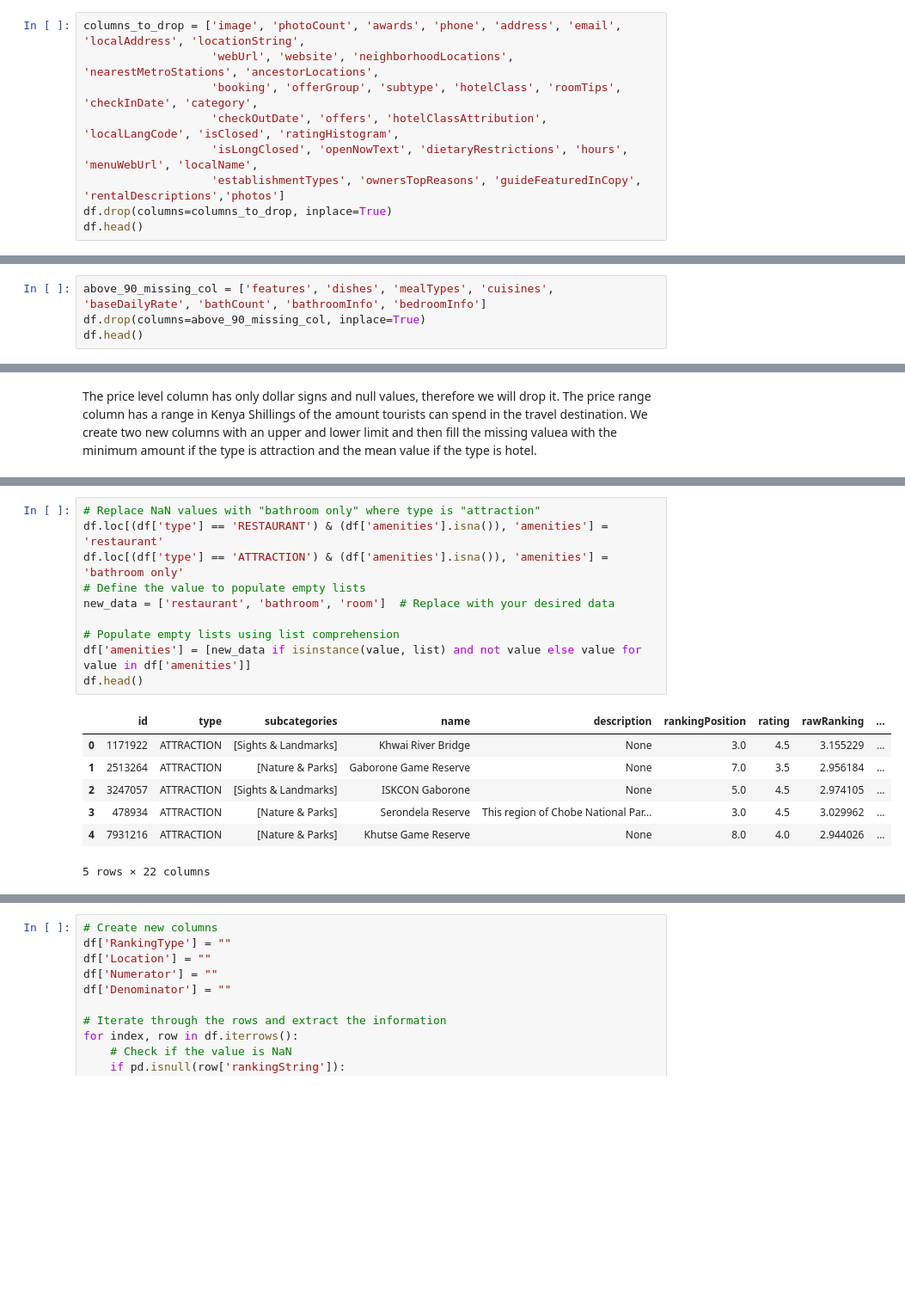
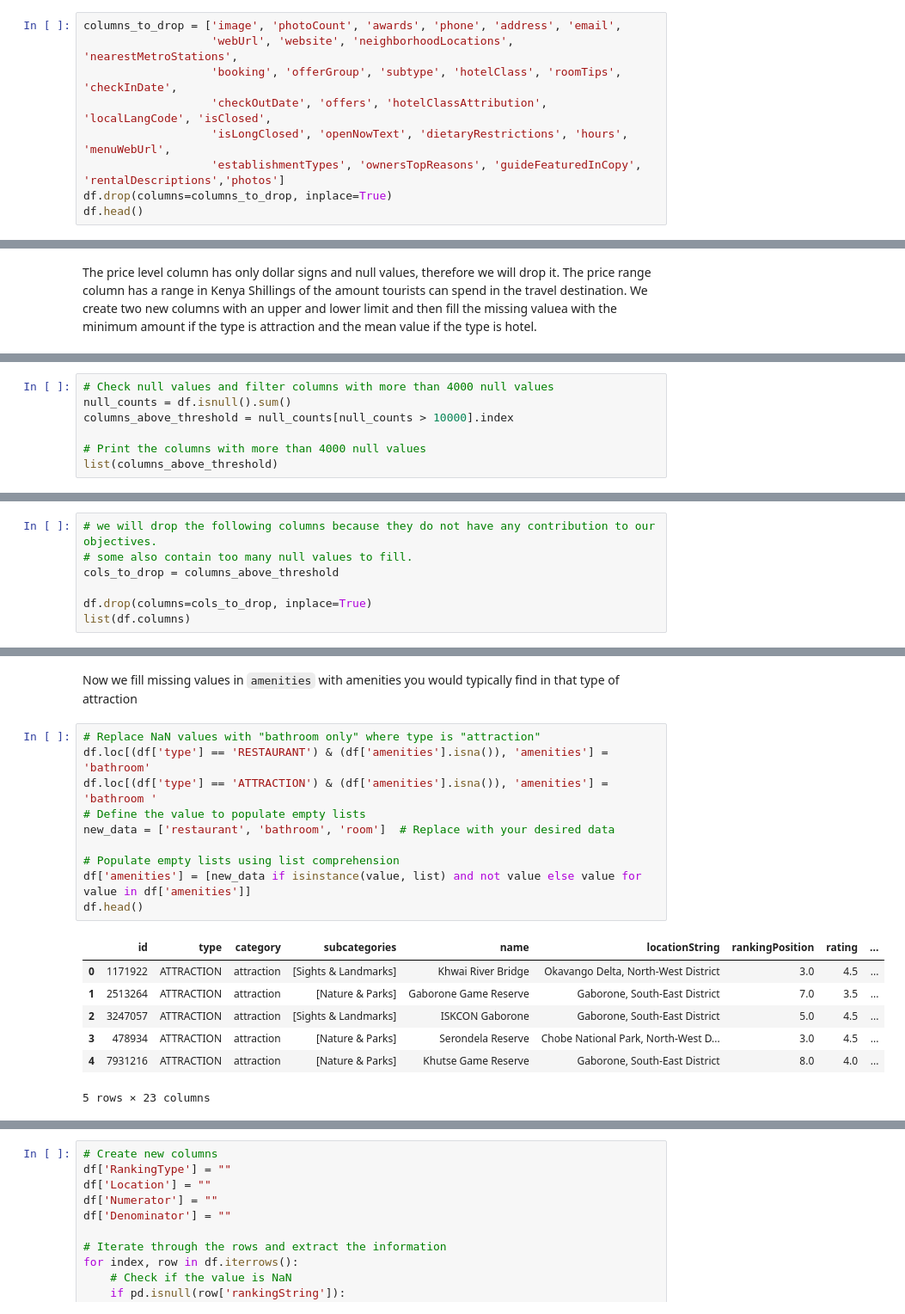
Before and after one commit to R3TR0Quan/travel-destination-recommendation-sys, a Jupyter notebook: misc_notebooks/kane.ipynb, the cells around one changed output, grey strips where cells are left out. Shown at 86% size. Cells and saved outputs as stored; diff of their text form; blank space fills up the shorter version.

```diff
--- a/misc_notebooks/kane.ipynb
+++ b/misc_notebooks/kane.ipynb
@@ -111,9 +123,9 @@ Some columns have the similar attributes and therefore we drop them to be be lef
 # %%
-columns_to_drop = ['image', 'photoCount', 'awards', 'phone', 'address', 'email', 'localAddress', 'locationString',
-                   'webUrl', 'website', 'neighborhoodLocations', 'nearestMetroStations', 'ancestorLocations',
-                   'booking', 'offerGroup', 'subtype', 'hotelClass', 'roomTips', 'checkInDate', 'category',
-                   'checkOutDate', 'offers', 'hotelClassAttribution', 'localLangCode', 'isClosed', 'ratingHistogram',
-                   'isLongClosed', 'openNowText', 'dietaryRestrictions', 'hours', 'menuWebUrl', 'localName',
+columns_to_drop = ['image', 'photoCount', 'awards', 'phone', 'address', 'email',
+                   'webUrl', 'website', 'neighborhoodLocations', 'nearestMetroStations',
+                   'booking', 'offerGroup', 'subtype', 'hotelClass', 'roomTips', 'checkInDate',
+                   'checkOutDate', 'offers', 'hotelClassAttribution', 'localLangCode', 'isClosed',
+                   'isLongClosed', 'openNowText', 'dietaryRestrictions', 'hours', 'menuWebUrl',
                    'establishmentTypes', 'ownersTopReasons', 'guideFeaturedInCopy', 'rentalDescriptions','photos']
 df.drop(columns=columns_to_drop, inplace=True)
 df.head()
@@ -169,4 +164,0 @@ Some columns such as features, dishes, mealTypes, cuisines, baseDailyRate, bathC
-# %%
-above_90_missing_col = ['features', 'dishes', 'mealTypes', 'cuisines', 'baseDailyRate', 'bathCount', 'bathroomInfo', 'bedroomInfo']
-df.drop(columns=above_90_missing_col, inplace=True)
-df.head()
@@ -255,0 +205,7 @@ df.head()
+# %%
+# Check null values and filter columns with more than 4000 null values
+null_counts = df.isnull().sum()
+columns_above_threshold = null_counts[null_counts > 10000].index
+
+# Print the columns with more than 4000 null values
+list(columns_above_threshold)
@@ -255,0 +226,7 @@ df.head()
+# %%
+# we will drop the following columns because they do not have any contribution to our objectives.
+# some also contain too many null values to fill.
+cols_to_drop = columns_above_threshold
+
+df.drop(columns=cols_to_drop, inplace=True)
+list(df.columns)
@@ -281,19 +272,21 @@ Name: count, dtype: int64
+# %% [markdown]
+Now we fill missing values in `amenities` with amenities you would typically find in that type of attraction
 # %%
 # Replace NaN values with "bathroom only" where type is "attraction"
-df.loc[(df['type'] == 'RESTAURANT') & (df['amenities'].isna()), 'amenities'] = 'restaurant'
-df.loc[(df['type'] == 'ATTRACTION') & (df['amenities'].isna()), 'amenities'] = 'bathroom only'
+df.loc[(df['type'] == 'RESTAURANT') & (df['amenities'].isna()), 'amenities'] = 'bathroom'
+df.loc[(df['type'] == 'ATTRACTION') & (df['amenities'].isna()), 'amenities'] = 'bathroom '
 # Define the value to populate empty lists
 new_data = ['restaurant', 'bathroom', 'room']  # Replace with your desired data
 
 # Populate empty lists using list comprehension
 df['amenities'] = [new_data if isinstance(value, list) and not value else value for value in df['amenities']]
 df.head()
 # %% [output]
-|  | id | type | subcategories | name | description | rankingPosition | rating | rawRanking | ... |
-| 0 | 1171922 | ATTRACTION | [Sights & Landmarks] | Khwai River Bridge | None | 3.0 | 4.5 | 3.155229 | ... |
-| 1 | 2513264 | ATTRACTION | [Nature & Parks] | Gaborone Game Reserve | None | 7.0 | 3.5 | 2.956184 | ... |
-| 2 | 3247057 | ATTRACTION | [Sights & Landmarks] | ISKCON Gaborone | None | 5.0 | 4.5 | 2.974105 | ... |
-| 3 | 478934 | ATTRACTION | [Nature & Parks] | Serondela Reserve | This region of Chobe National Par... | 3.0 | 4.5 | 3.029962 | ... |
-| 4 | 7931216 | ATTRACTION | [Nature & Parks] | Khutse Game Reserve | None | 8.0 | 4.0 | 2.944026 | ... |
+|  | id | type | category | subcategories | name | locationString | rankingPosition | rating | ... |
+| 0 | 1171922 | ATTRACTION | attraction | [Sights & Landmarks] | Khwai River Bridge | Okavango Delta, North-West District | 3.0 | 4.5 | ... |
+| 1 | 2513264 | ATTRACTION | attraction | [Nature & Parks] | Gaborone Game Reserve | Gaborone, South-East District | 7.0 | 3.5 | ... |
+| 2 | 3247057 | ATTRACTION | attraction | [Sights & Landmarks] | ISKCON Gaborone | Gaborone, South-East District | 5.0 | 4.5 | ... |
+| 3 | 478934 | ATTRACTION | attraction | [Nature & Parks] | Serondela Reserve | Chobe National Park, North-West D... | 3.0 | 4.5 | ... |
+| 4 | 7931216 | ATTRACTION | attraction | [Nature & Parks] | Khutse Game Reserve | Gaborone, South-East District | 8.0 | 4.0 | ... |
-5 rows × 22 columns
+5 rows × 23 columns
 # %%
```
Also changed, not shown: parts of 78 cells of this notebook.
